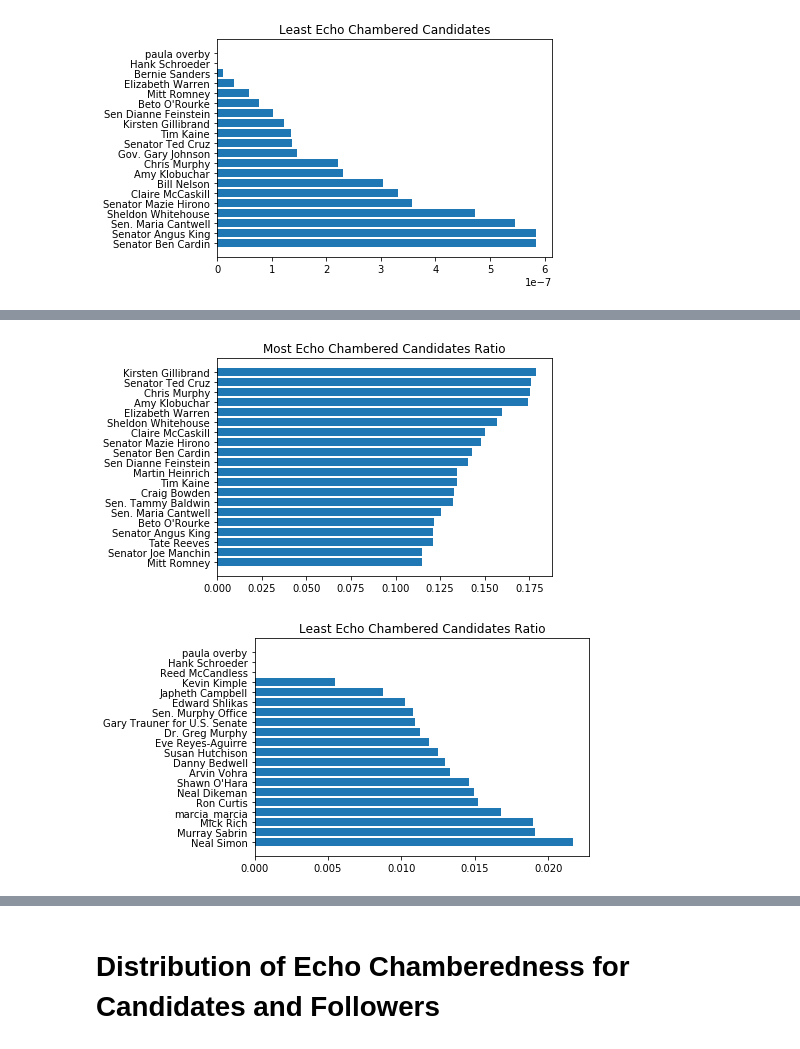
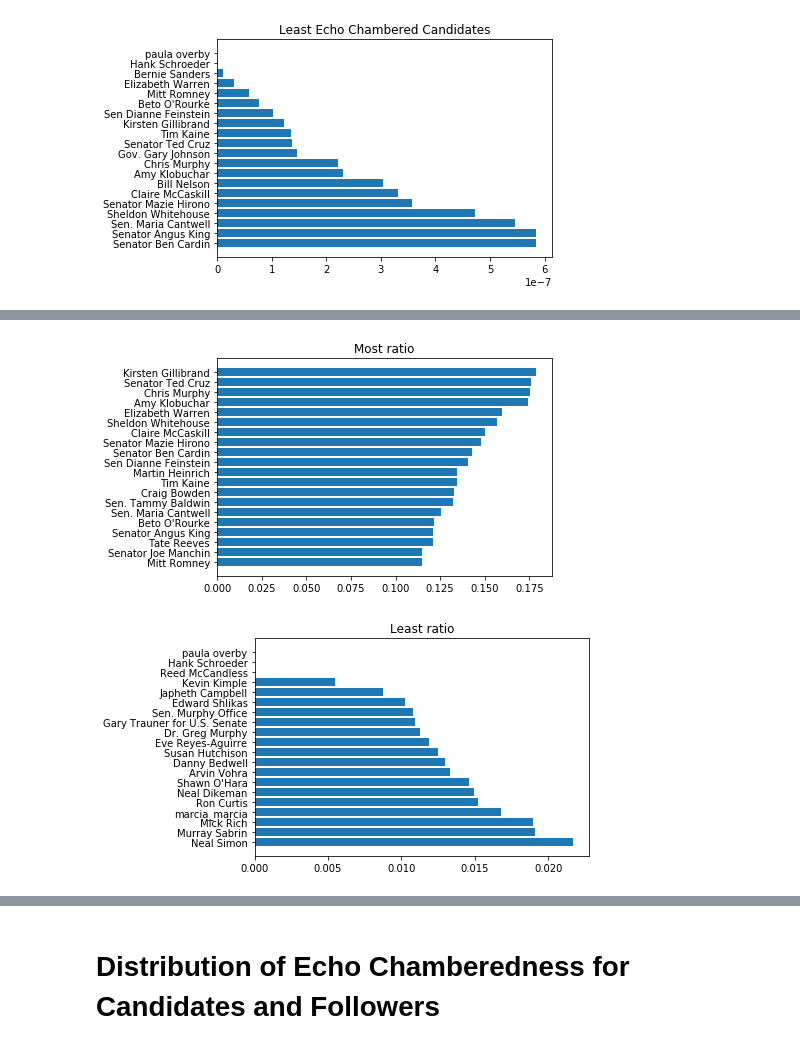
Before and after one commit to davidreissmello/echo_chamber, a Jupyter notebook: echo_scores/Echo Chamber General Analysis.ipynb, the cells around one changed output, grey strips where cells are left out. Cells and saved outputs as stored; diff of their text form; code cells hidden in the pictures.

Commit message:
updated ratios

```diff
--- a/echo_scores/Echo Chamber General Analysis.ipynb
+++ b/echo_scores/Echo Chamber General Analysis.ipynb
@@ -15,7 +15,10 @@ raw['only_opponent'] = raw.opponent_followers - raw.candidate_and_opponent_follo
 raw['ratio_only_candidate'] = raw.only_candidate / raw.n_f_of_f
 raw['ratio_only_candidate_normalized'] = raw.ratio_only_candidate / raw.n_candidate_followers
 
+raw['ratio_only_opponent'] = raw.only_opponent / raw.n_f_of_f
+raw['ratio_only_opponent_normalized'] = raw.ratio_only_opponent / raw.n_candidate_followers
+
 raw['ratio_candidate_and_opponent'] = raw.candidate_and_opponent_followers / raw.n_f_of_f
-raw['ratio_only_candidate_normalized'] = raw.ratio_candidate_and_opponent / raw.n_candidate_followers
+raw['ratio_candidate_and_opponent_normalized'] = raw.ratio_candidate_and_opponent / raw.n_candidate_followers
 
 raw['ratio_opponent_over_candidate_followers'] = raw.opponent_followers / raw.n_f_of_f
@@ -328,18 +351,19 @@ raw['ratio_only_candidate_normalized'] = raw.ratio_candidate_and_opponent / raw.
 
 raw['ratio_opponent_over_candidate_followers'] = raw.opponent_followers / raw.n_f_of_f
 # %%
-most_echod_candidate = candidate_echo.nlargest(20, 'ratio').sort_values('ratio', ascending=True)
-plt.barh(most_echod_candidate['Real Name'], most_echod_candidate.ratio)
-plt.title('Most Echo Chambered Candidates Ratio')
+variable = 'ratio'
+most_echod_candidate = candidate_echo.nlargest(20, variable).sort_values(variable, ascending=True)
+plt.barh(most_echod_candidate['Real Name'], most_echod_candidate[variable])
+plt.title('Most ' + variable)
 plt.show()
 
-least_echod_candidate = candidate_echo.nsmallest(20, 'ratio').sort_values('ratio', ascending=False)
-plt.barh(least_echod_candidate['Real Name'], least_echod_candidate.ratio)
-plt.title('Least Echo Chambered Candidates Ratio')
+least_echod_candidate = candidate_echo.nsmallest(20, variable).sort_values(variable, ascending=False)
+plt.barh(least_echod_candidate['Real Name'], least_echod_candidate[variable])
+plt.title('Least '+variable)
 plt.show()
 # %% [output]
-[figure, old version]
+[figure, new version]
-[figure, old version]
+[figure, new version]
 # %%
 variable = 'ratio_only_candidate'
 most_echod_candidate = candidate_echo.nlargest(20, variable).sort_values(variable, ascending=True)
```
Also changed, not shown: parts of 30 cells of this notebook, 1 other file.
